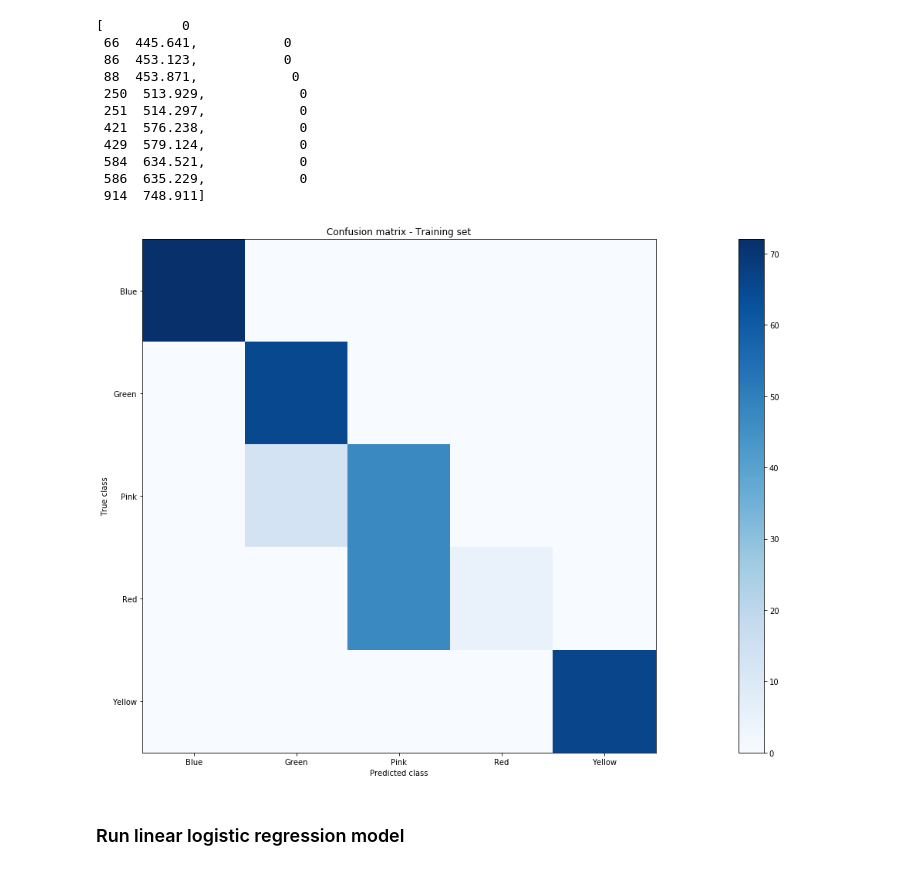
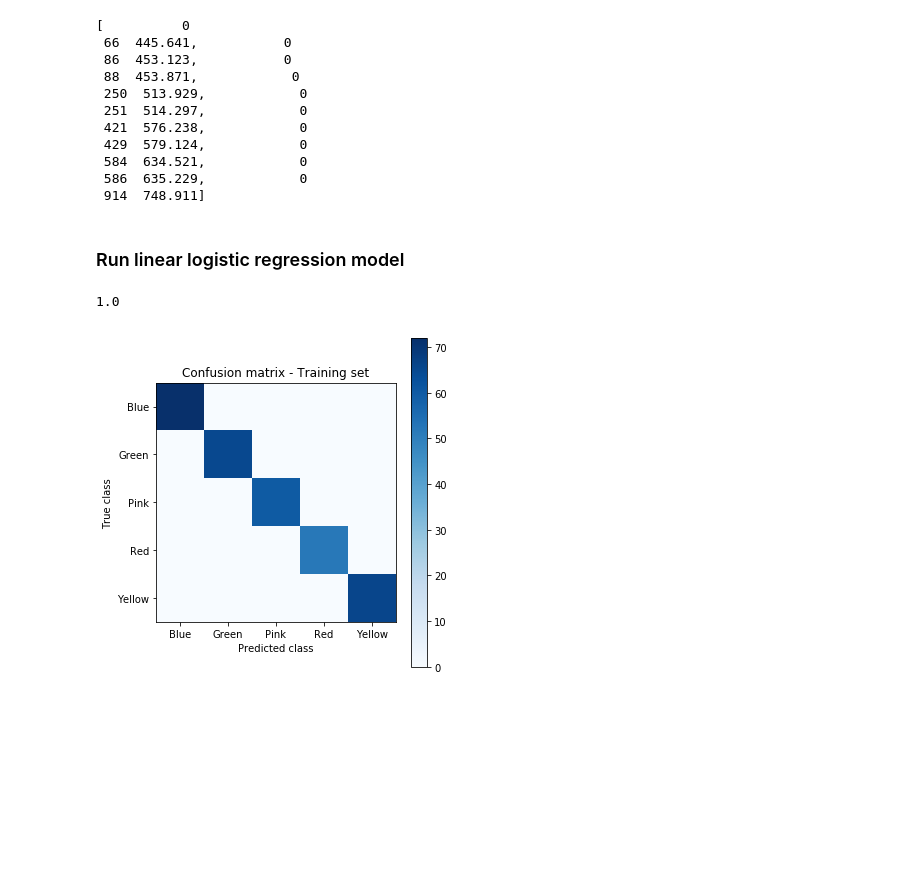
Before and after one commit to vikneke/cs5014_p2, a Jupyter notebook: multiclassML/multiclass.ipynb, the cells around one changed output. Cells and saved outputs as stored; diff of their text form; code cells hidden in the pictures; blank space fills up the shorter version.

```diff
--- a/multiclassML/multiclass.ipynb
+++ b/multiclassML/multiclass.ipynb
@@ -167,28 +205,6 @@ res
  584  634.521,            0
  586  635.229,            0
  914  748.911]
-# %%
-def plot_confusion_matrix(cm, title='Confusion matrix - Training set', cmap=plt.cm.Blues):
-    plt.imshow(cm, interpolation='nearest', cmap=cmap)
-    plt.title(title)
-    plt.colorbar()
-#     tick_marks = np.arange(len(iris.target_names))
-    plt.xticks([0, 1, 2, 3, 4], decode_colours([0, 1, 2, 3, 4]))
-    plt.yticks([0, 1, 2, 3, 4], decode_colours([0, 1, 2, 3, 4]))
-    plt.tight_layout()
-    plt.ylabel('True class')
-    plt.xlabel('Predicted class')
-
-
-# Compute confusion matrix
-cm = confusion_matrix(y_train, y_res)
-np.set_printoptions(precision=1)
-# print('Confusion matrix, without normalization')
-# print(cm)
-# plt.figure()
-plot_confusion_matrix(cm)
-# %% [output]
-[figure, removed]
 # %%
 # def get_features(df, indices):
 #     features = pd.DataFrame()
@@ -206,9 +222,33 @@ plot_confusion_matrix(cm)
 # %% [markdown]
 ### Run linear logistic regression model
 # %%
-logistic_regression.fit(x_train, y_train.ravel())
+logistic_regression.fit(x_train, y_train)
 y_res = logistic_regression.predict(x_train)
 accuracy_score(y_train, y_res)
+# %% [output]
+1.0
+# %%
+def plot_confusion_matrix(cm, title='Confusion matrix - Training set', cmap=plt.cm.Blues):
+    plt.imshow(cm, interpolation='nearest', cmap=cmap)
+    plt.title(title)
+    plt.colorbar()
+#     tick_marks = np.arange(len(iris.target_names))
+    plt.xticks([0, 1, 2, 3, 4], decode_colours([0, 1, 2, 3, 4]))
+    plt.yticks([0, 1, 2, 3, 4], decode_colours([0, 1, 2, 3, 4]))
+    plt.tight_layout()
+    plt.ylabel('True class')
+    plt.xlabel('Predicted class')
+
+plot_parameters(5, 5)
+# Compute confusion matrix
+cm = confusion_matrix(y_train, y_res)
+np.set_printoptions(precision=1)
+# print('Confusion matrix, without normalization')
+# print(cm)
+# plt.figure()
+plot_confusion_matrix(cm)
+# %% [output]
+[figure, added]
 # %%
 def write_to_file(df, path):
     df.to_csv(path, encoding='utf-8', index=False)
```
Also changed, not shown: parts of 10 cells of this notebook.
